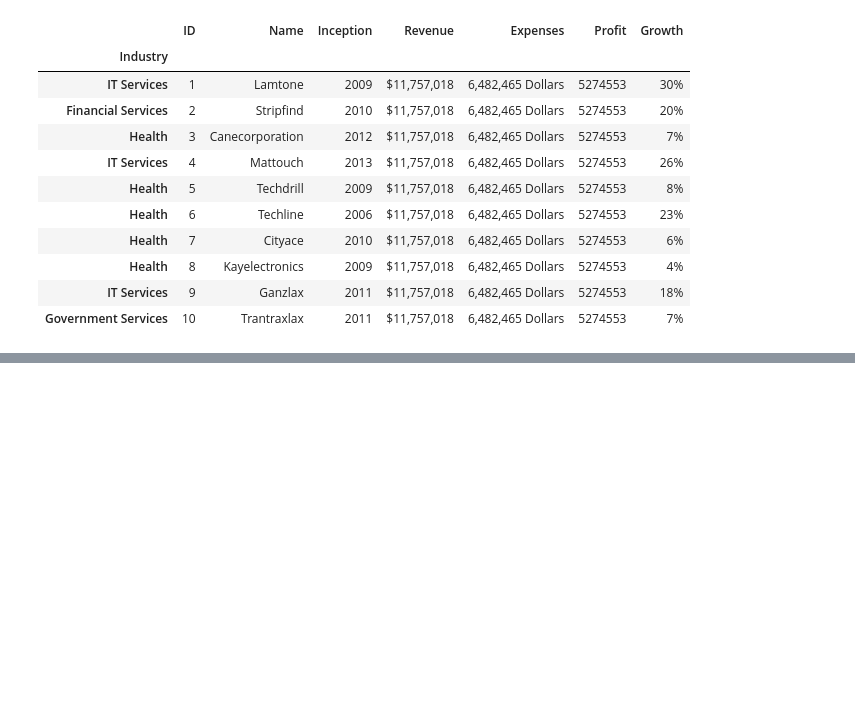
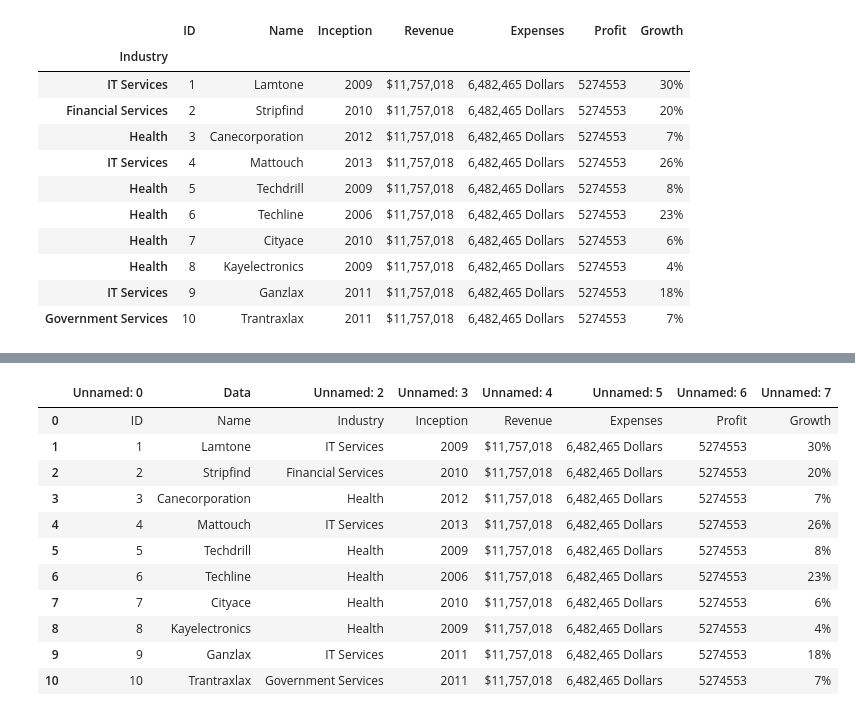
Before and after one commit to Shantonu-Acharjee/All-Gide-Bank, a Jupyter notebook: ARTIFICIAL_INTELLIGENCE_Gide_Bank/MACHINE_LEARNING_GIDE_BANK/PANDAS/Pandas_Gide.ipynb, the cells around one changed output, grey strips where cells are left out. Cells and saved outputs as stored; diff of their text form; code cells hidden in the pictures; blank space fills up the shorter version.

```diff
--- a/ARTIFICIAL_INTELLIGENCE_Gide_Bank/MACHINE_LEARNING_GIDE_BANK/PANDAS/Pandas_Gide.ipynb
+++ b/ARTIFICIAL_INTELLIGENCE_Gide_Bank/MACHINE_LEARNING_GIDE_BANK/PANDAS/Pandas_Gide.ipynb
@@ -568,0 +600,15 @@ df
+# %%
+pd.read_csv('Fortune_12.csv', ) # colam will show unnamed becouse col name is not set
+# %% [output]
+|  | Unnamed: 0 | Data | Unnamed: 2 | Unnamed: 3 | Unnamed: 4 | Unnamed: 5 | Unnamed: 6 | Unnamed: 7 |
+| 0 | ID | Name | Industry | Inception | Revenue | Expenses | Profit | Growth |
+| 1 | 1 | Lamtone | IT Services | 2009 | $11,757,018 | 6,482,465 Dollars | 5274553 | 30% |
+| 2 | 2 | Stripfind | Financial Services | 2010 | $11,757,018 | 6,482,465 Dollars | 5274553 | 20% |
+| 3 | 3 | Canecorporation | Health | 2012 | $11,757,018 | 6,482,465 Dollars | 5274553 | 7% |
+| 4 | 4 | Mattouch | IT Services | 2013 | $11,757,018 | 6,482,465 Dollars | 5274553 | 26% |
+| 5 | 5 | Techdrill | Health | 2009 | $11,757,018 | 6,482,465 Dollars | 5274553 | 8% |
+| 6 | 6 | Techline | Health | 2006 | $11,757,018 | 6,482,465 Dollars | 5274553 | 23% |
+| 7 | 7 | Cityace | Health | 2010 | $11,757,018 | 6,482,465 Dollars | 5274553 | 6% |
+| 8 | 8 | Kayelectronics | Health | 2009 | $11,757,018 | 6,482,465 Dollars | 5274553 | 4% |
+| 9 | 9 | Ganzlax | IT Services | 2011 | $11,757,018 | 6,482,465 Dollars | 5274553 | 18% |
+| 10 | 10 | Trantraxlax | Government Services | 2011 | $11,757,018 | 6,482,465 Dollars | 5274553 | 7% |
```
Also changed, not shown: parts of 10 cells of this notebook, 2 other files.
